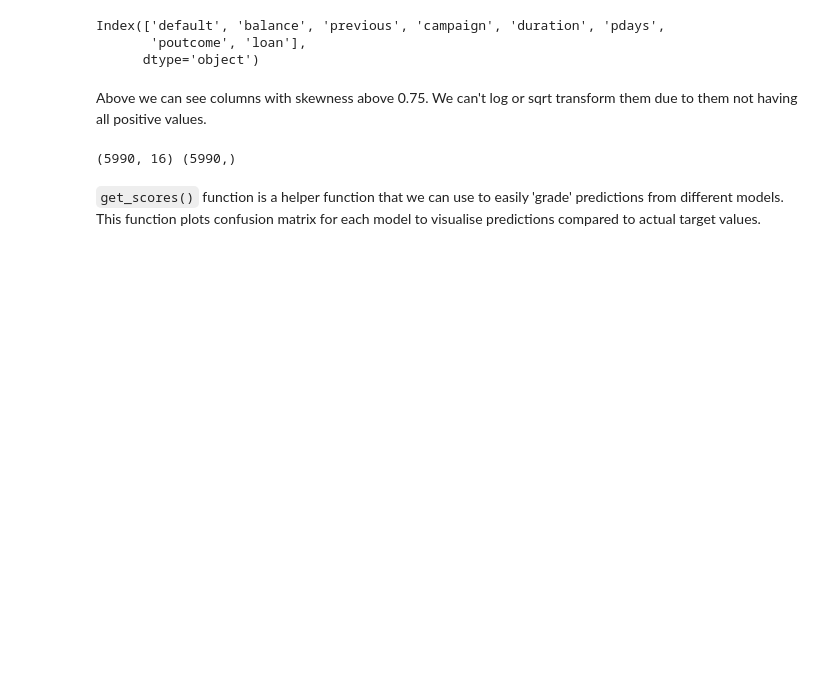
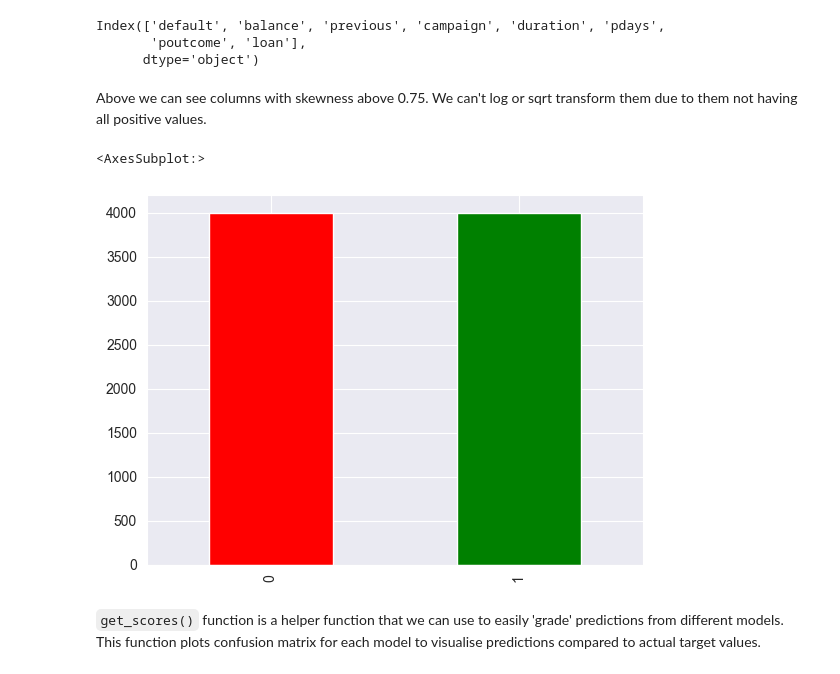
Before and after one commit to File500/Evolucijsko_BOOSTING, a Jupyter notebook: Evolucijsko_project.ipynb, the cells around one changed output. Cells and saved outputs as stored; diff of their text form; code cells hidden in the pictures; blank space fills up the shorter version.

```diff
--- a/Evolucijsko_project.ipynb
+++ b/Evolucijsko_project.ipynb
@@ -295,7 +291,6 @@ X_train, X_test, y_train, y_test = train_test_split(X, y)
-# %%
-smote_sampler = SMOTE(random_state=42)
-# Resample training data using SMOTE
-X_smo, y_smo = smote_sampler.fit_resample(X_train, y_train)
-print(X_smo.shape, y_smo.shape)
-# %% [output]
-(5990, 16) (5990,)
+# %%
+X_smo, y_smo = SMOTE(random_state=42).fit_resample(X,y)
+y_smo.value_counts().plot(kind='bar', color=['red', 'green'])
+# %% [output]
+<AxesSubplot:>
+[figure, added]
```
Also changed, not shown: parts of 17 cells of this notebook.
